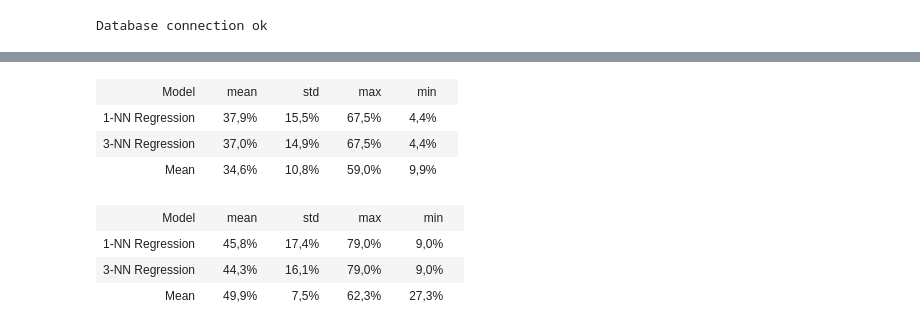
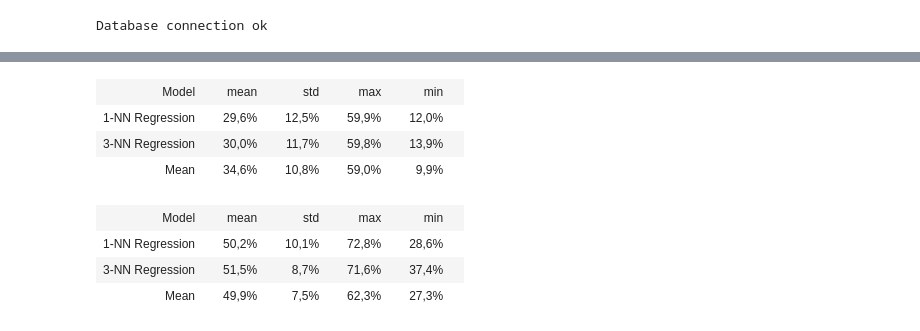
Before and after one commit to Miikkasna/cablepredictions, a Jupyter notebook: Whole ship cabling readiness.ipynb, the cells around one changed output, grey strips where cells are left out. Saved outputs shown, nothing was run; the diff lists cells and outputs as text; code cells hidden in the pictures.

```diff
--- a/Whole ship cabling readiness.ipynb
+++ b/Whole ship cabling readiness.ipynb
@@ -107,7 +205,7 @@ for model_name in models.keys():
                 .format(test_ship)
             )
             data = np.array(cursor.fetchall())
-            X_test.append(ship_features[train_ship])
+            X_test.append(ship_features[test_ship])
             y_test.append(data[:, 0])
         X_test = np.array(X_test)
         y_test = np.array(y_test)
@@ -200,36 +298,36 @@ for model_name in models.keys():
         y_test = []
         for i in test_i:
             test_ship = ships[i]
             cursor.execute(
                 "SELECT y_true FROM progress WHERE project_id = {}"
                 .format(test_ship)
             )
             data = np.array(cursor.fetchall())
-            X_test.append(ship_gt[train_ship])
+            X_test.append(ship_gt[test_ship])
             y_test.append(data[:, 0])
         X_test = np.array(X_test).reshape((-1, 1))
         y_test = np.array(y_test)
         y_test = y_test/y_test.sum(axis=1)[:, None]
         X_test = scaler.transform(X_test) #normalize features
 
         # fit the model
         model.fit(X_train, y_train)
         preds = model.predict(X_test)
 
         #plt.plot(y_test[1, :], 'r')
         #plt.plot(preds[1, :], 'b')
         #plt.show()
         # evaluate
         score = np.abs((y_test - preds)).sum()/4.0
         scores.append(score)
 
     scores = np.array(scores)
     table_rows.append((model_name, 1-scores.mean(), scores.std(), 1-scores.min(), 1-scores.max()))
 display_table(table_rows)
 # %% [output]
 | Model |  | mean |  | std |  | max |  | min |  |
-| 1-NN Regression |  | 37,9% |  | 15,5% |  | 67,5% |  | 4,4% |  |
-| 3-NN Regression |  | 37,0% |  | 14,9% |  | 67,5% |  | 4,4% |  |
+| 1-NN Regression |  | 29,6% |  | 12,5% |  | 59,9% |  | 12,0% |  |
+| 3-NN Regression |  | 30,0% |  | 11,7% |  | 59,8% |  | 13,9% |  |
 | Mean |  | 34,6% |  | 10,8% |  | 59,0% |  | 9,9% |  |
 # %%
 # Whole ship cabling progress (monthly)
@@ -304,7 +402,7 @@ for model_name in models.keys():
                 .format(test_ship)
             )
             data = np.array(cursor.fetchall())
-            X_test.append(ship_gt[train_ship])
+            X_test.append(ship_gt[test_ship])
             y_test.append(data[:, 0])
         X_test = np.array(X_test).reshape((-1, 1))
         y_test = np.array(y_test)
@@ -327,8 +425,8 @@ for model_name in models.keys():
 display_table(table_rows)
 # %% [output]
 | Model |  | mean |  | std |  | max |  | min |  |
-| 1-NN Regression |  | 45,8% |  | 17,4% |  | 79,0% |  | 9,0% |  |
-| 3-NN Regression |  | 44,3% |  | 16,1% |  | 79,0% |  | 9,0% |  |
+| 1-NN Regression |  | 50,2% |  | 10,1% |  | 72,8% |  | 28,6% |  |
+| 3-NN Regression |  | 51,5% |  | 8,7% |  | 71,6% |  | 37,4% |  |
 | Mean |  | 49,9% |  | 7,5% |  | 62,3% |  | 27,3% |  |
 # %%
 # Whole ship cabling progress (monthly)
```
Also changed, not shown: parts of 6 cells of this notebook.
